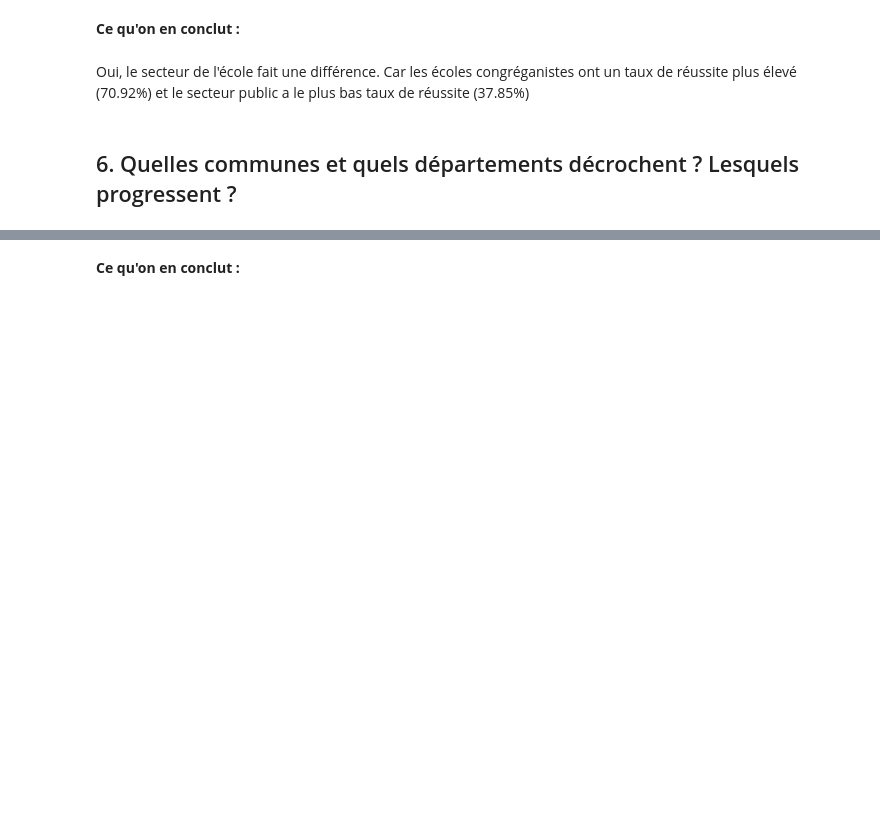
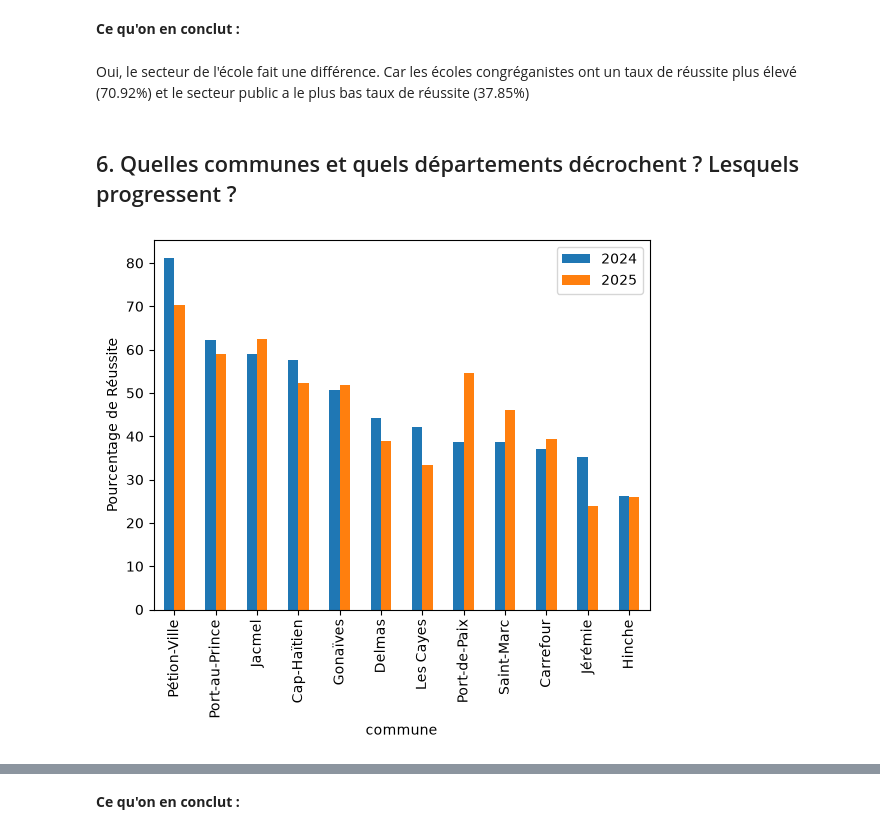
Before and after one commit to beaufilsronkerry/projet-data-examens, a Jupyter notebook: exploration.ipynb, the cells around one changed output, grey strips where cells are left out. Drawn from its saved outputs; the diff is of its cells as text; code cells hidden in the pictures; blank space fills up the shorter version.

```diff
--- a/exploration.ipynb
+++ b/exploration.ipynb
@@ -242,3 +242,15 @@ Text(0, 0.5, 'Pourcentage de réussite des élèves')
 Oui, le secteur de l'école fait une différence. Car les écoles congréganistes ont un taux de réussite plus élevé (70.92%) et le secteur public a le plus bas taux de réussite (37.85%)
 # %% [markdown]
 ## 6. Quelles communes et quels départements décrochent ? Lesquels progressent ?
+# %%
+complet_2024 = complet[complet["annee"] == 2024]
+eva_commune_2024 = (((complet_2024.groupby("commune")["reussi"].sum()) / (complet_2024.groupby("commune")["reussi"].size()))*100).round(2).sort_values(ascending=False)
+# %%
+complet_2025 = complet[complet["annee"] == 2025]
+eva_commune_2025 = (((complet_2025.groupby("commune")["reussi"].sum()) / (complet_2025.groupby("commune")["reussi"].size()))*100).round(2).sort_values(ascending=False)
+# %%
+eva_commune= pd.concat([eva_commune_2024, eva_commune_2025], axis=1)
+eva_commune.columns = ["2024", "2025"]
+graphe_eva_commune = eva_commune.plot(kind="bar", ylabel = "Pourcentage de Réussite")
+# %% [output]
+[figure, added]
```
Also changed, not shown: parts of 17 cells of this notebook, 1 other file.
